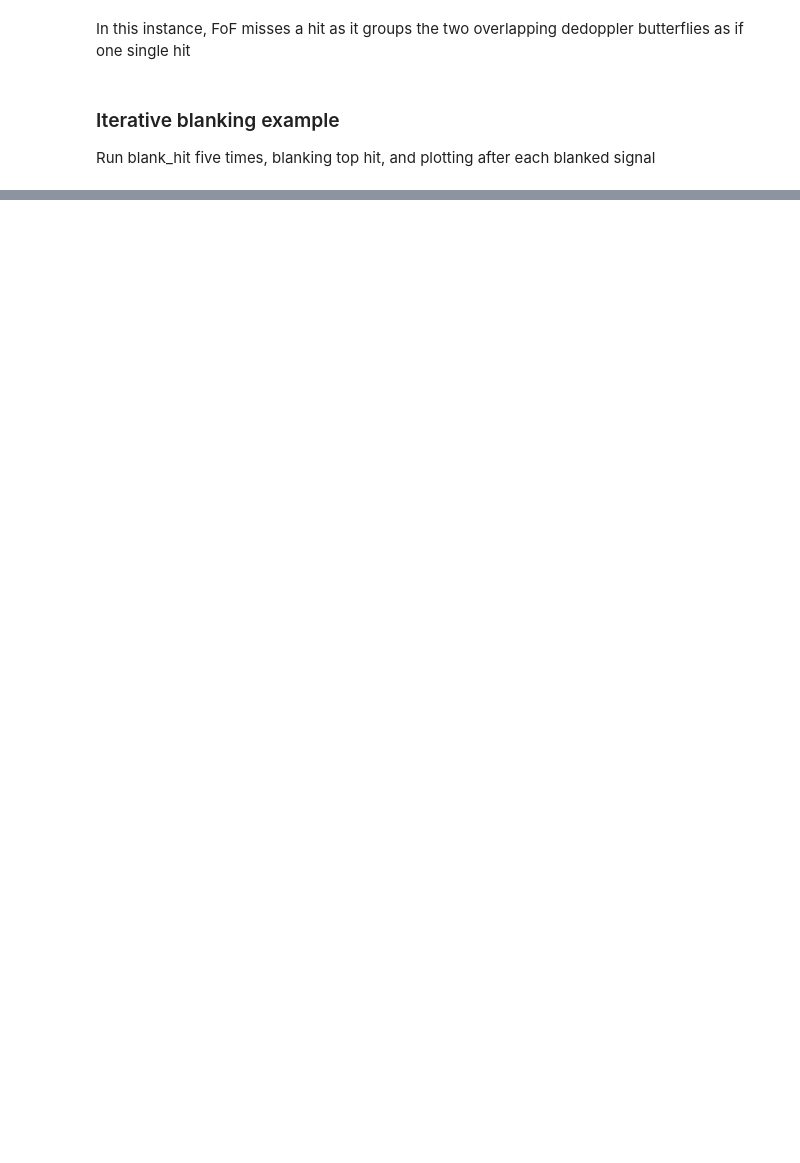
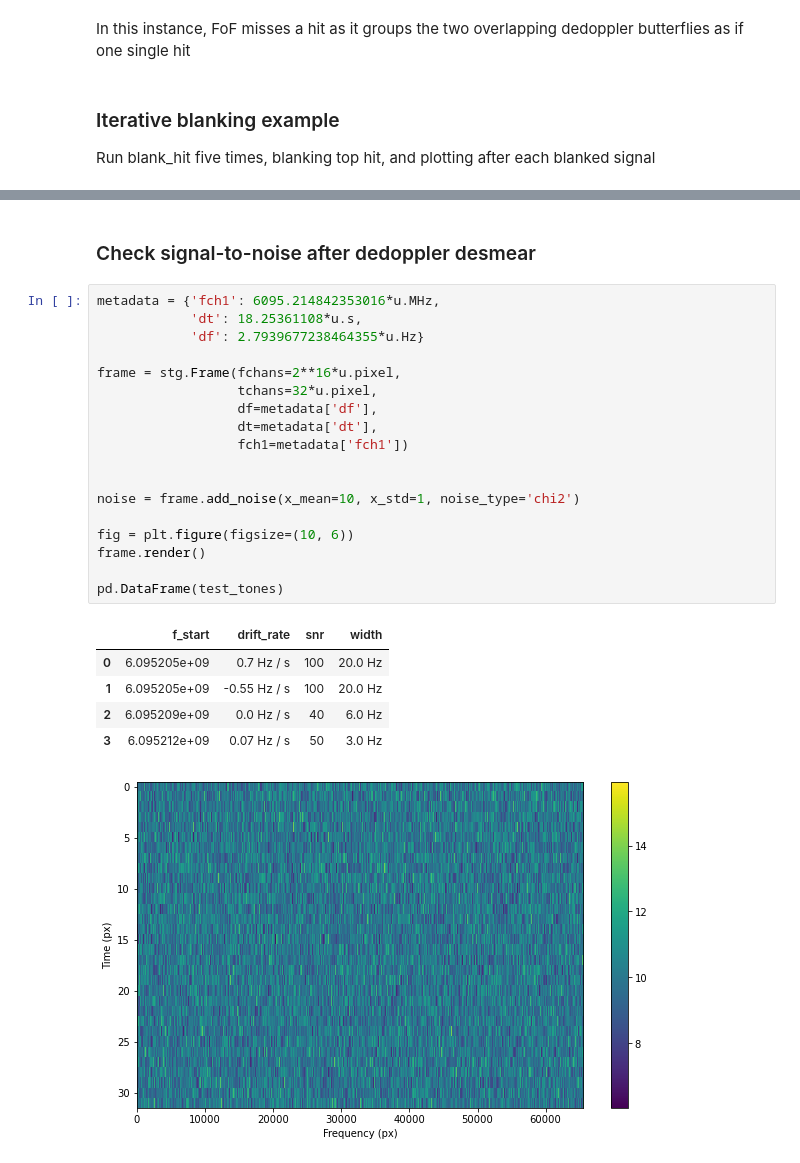
Before and after one commit to UCBerkeleySETI/hyperseti, a Jupyter notebook: notebook/devel/peak_find_devel.ipynb, the cells around one changed output, grey strips where cells are left out. Cells and saved outputs as stored; diff of their text form; blank space fills up the shorter version.

```diff
--- a/notebook/devel/peak_find_devel.ipynb
+++ b/notebook/devel/peak_find_devel.ipynb
@@ -376,0 +428,27 @@ plt.colorbar()
+# %% [markdown]
+### Check signal-to-noise after dedoppler desmear
+# %%
+metadata = {'fch1': 6095.214842353016*u.MHz,
+            'dt': 18.25361108*u.s,
+            'df': 2.7939677238464355*u.Hz}
+
+frame = stg.Frame(fchans=2**16*u.pixel,
+                  tchans=32*u.pixel,
+                  df=metadata['df'],
+                  dt=metadata['dt'],
+                  fch1=metadata['fch1'])
+
+
+noise = frame.add_noise(x_mean=10, x_std=1, noise_type='chi2')
+
+fig = plt.figure(figsize=(10, 6))
+frame.render()
+
+pd.DataFrame(test_tones)
+# %% [output]
+|  | f_start | drift_rate | snr | width |
+| 0 | 6.095205e+09 | 0.7 Hz / s | 100 | 20.0 Hz |
+| 1 | 6.095205e+09 | -0.55 Hz / s | 100 | 20.0 Hz |
+| 2 | 6.095209e+09 | 0.0 Hz / s | 40 | 6.0 Hz |
+| 3 | 6.095212e+09 | 0.07 Hz / s | 50 | 3.0 Hz |
+[figure, added]
```
Also changed, not shown: parts of 20 cells of this notebook.
